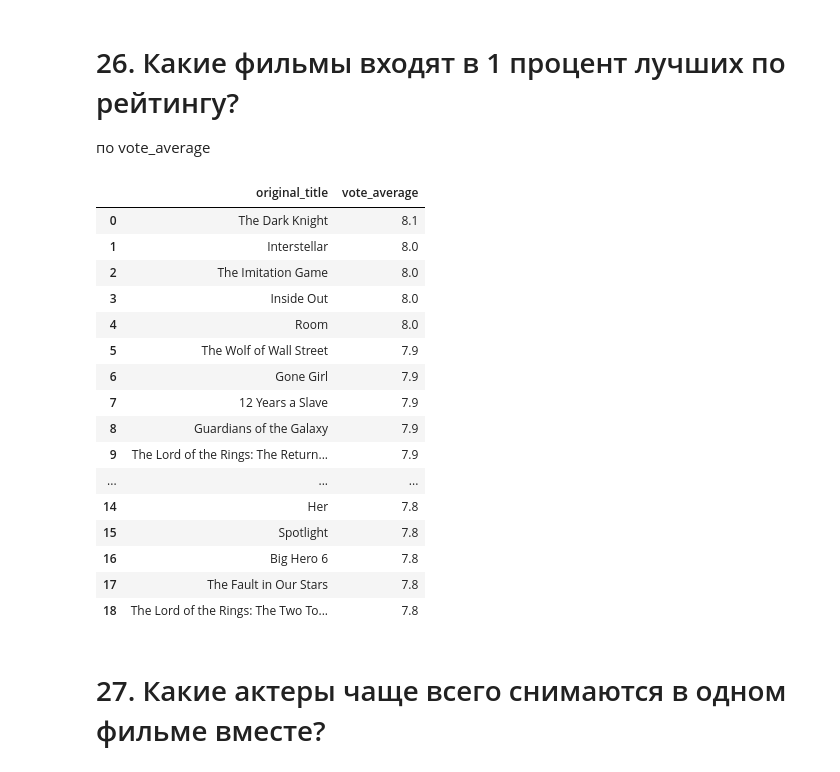
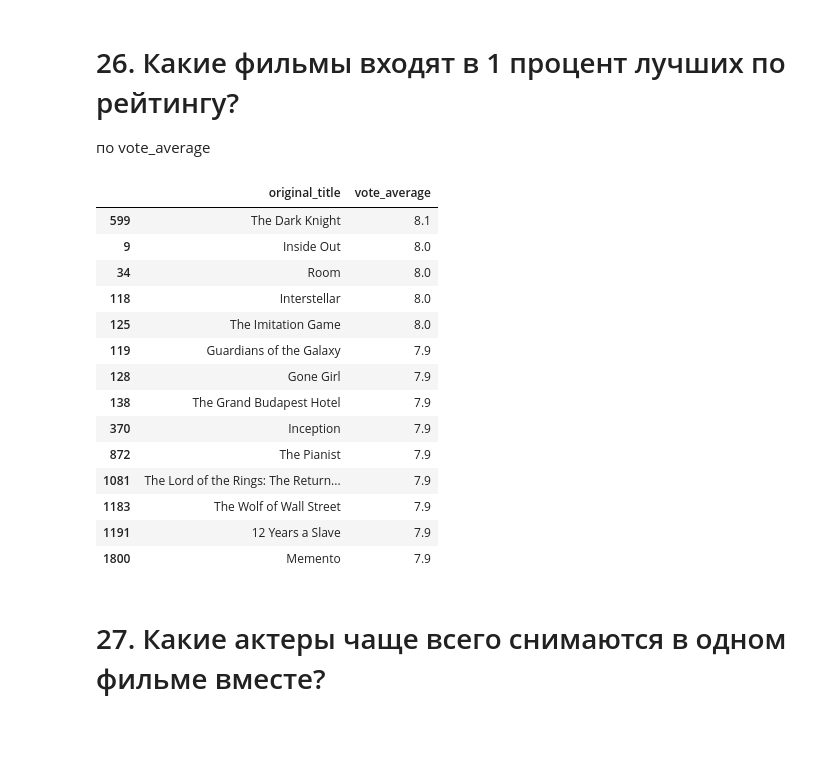
Before and after one commit to vkhassanov/vkhassanov_sf_41_dst_27, a Jupyter notebook: module_1/module_1_task_millionaire.ipynb, the cells around one changed output. Saved outputs shown, nothing was run; the diff lists cells and outputs as text; code cells hidden in the pictures; blank space fills up the shorter version.

```diff
--- a/module_1/module_1_task_millionaire.ipynb
+++ b/module_1/module_1_task_millionaire.ipynb
@@ -393,29 +486,29 @@ answers['25'] = 'Midnight Picture Show'
 # %% [markdown]
 # 26. Какие фильмы входят в 1 процент лучших по рейтингу?
 по vote_average
-# %%
-d1 = data[['original_title','vote_average']]
-d2 = d1.sort_values(['vote_average'], ascending=False, ignore_index=True)
-d3 = d2[d2.index<len(d2)*0.01]
-d3
-# %% [output]
-|  | original_title | vote_average |
-| 0 | The Dark Knight | 8.1 |
-| 1 | Interstellar | 8.0 |
-| 2 | The Imitation Game | 8.0 |
-| 3 | Inside Out | 8.0 |
-| 4 | Room | 8.0 |
-| 5 | The Wolf of Wall Street | 7.9 |
-| 6 | Gone Girl | 7.9 |
-| 7 | 12 Years a Slave | 7.9 |
-| 8 | Guardians of the Galaxy | 7.9 |
-| 9 | The Lord of the Rings: The Return... | 7.9 |
-| ... | ... | ... |
-| 14 | Her | 7.8 |
-| 15 | Spotlight | 7.8 |
-| 16 | Big Hero 6 | 7.8 |
-| 17 | The Fault in Our Stars | 7.8 |
-| 18 | The Lord of the Rings: The Two To... | 7.8 |
+# %%
+# выбираем названия фильмов и значения рейтинга
+d1 = data[['original_title','vote_average']]
+
+# выбираем фильмы, чей рейтинг больше рейтинга остальных 99% фильмов с помощью функции quantile()
+d2 = d1[d1['vote_average'] > d1.quantile(.99)[0]].sort_values(['vote_average'], ascending=False)
+d2
+# %% [output]
+|  | original_title | vote_average |
+| 599 | The Dark Knight | 8.1 |
+| 9 | Inside Out | 8.0 |
+| 34 | Room | 8.0 |
+| 118 | Interstellar | 8.0 |
+| 125 | The Imitation Game | 8.0 |
+| 119 | Guardians of the Galaxy | 7.9 |
+| 128 | Gone Girl | 7.9 |
+| 138 | The Grand Budapest Hotel | 7.9 |
+| 370 | Inception | 7.9 |
+| 872 | The Pianist | 7.9 |
+| 1081 | The Lord of the Rings: The Return... | 7.9 |
+| 1183 | The Wolf of Wall Street | 7.9 |
+| 1191 | 12 Years a Slave | 7.9 |
+| 1800 | Memento | 7.9 |
 # %%
 answers['26'] = 'Inside Out, The Dark Knight, 12 Years a Slave'
 # %% [markdown]
```
Also changed, not shown: parts of 41 cells of this notebook.
